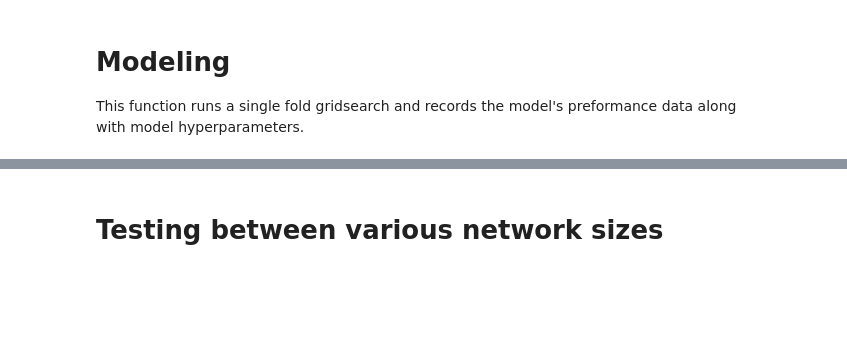
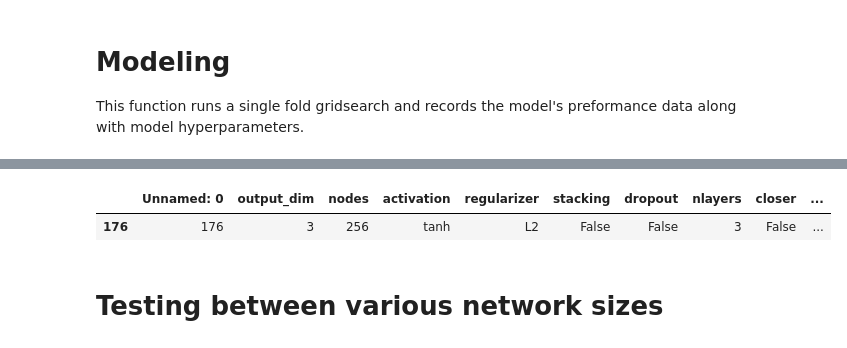
Before and after one commit to spe301/AI-generated-AI, a Jupyter notebook: TanzaniaWaterPumpDLipynb.ipynb, the cells around one changed output, grey strips where cells are left out. Drawn from its saved outputs; the diff is of its cells as text; code cells hidden in the pictures; blank space fills up the shorter version.

```diff
--- a/TanzaniaWaterPumpDLipynb.ipynb
+++ b/TanzaniaWaterPumpDLipynb.ipynb
@@ -124,3 +132,9 @@ rms.to_csv('drive/MyDrive/rms.csv')
+# %%
+rms = pd.read_csv('https://raw.githubusercontent.com/spe301/ML-vs-DL/main/data/Tanzania_Water_Pumps/Results/rms.csv')
+rms.loc[rms['val_accuracy']==max(rms['val_accuracy'])]
+# %% [output]
+|  | Unnamed: 0 | output_dim | nodes | activation | regularizer | stacking | dropout | nlayers | closer | ... |
+| 176 | 176 | 3 | 256 | tanh | L2 | False | False | 3 | False | ... |
 # %%
 params = {'output_dim': [3], 'nodes': [128, 256], 'activation': ['relu', 'tanh'], 'regularizer': [None, 'L1', 'L2'], 'stacking': [False, True],
           'dropout': [False, True], 'nlayers': [3], 'closer': [False, True], 'loss': ['categorical_crossentropy', 'sparse_categorical_crossentropy'], 'optimizer': ['sgd']}
```
Also changed, not shown: parts of 10 cells of this notebook.
